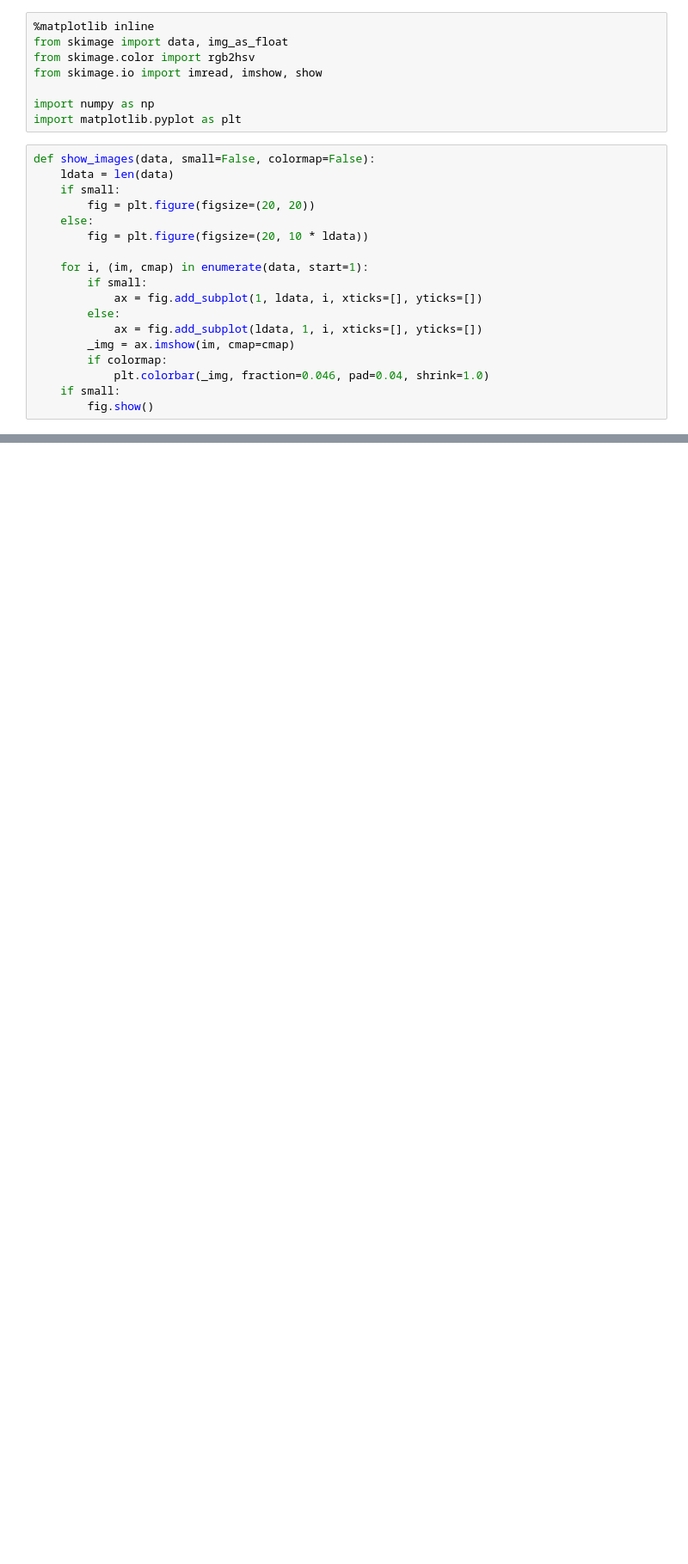
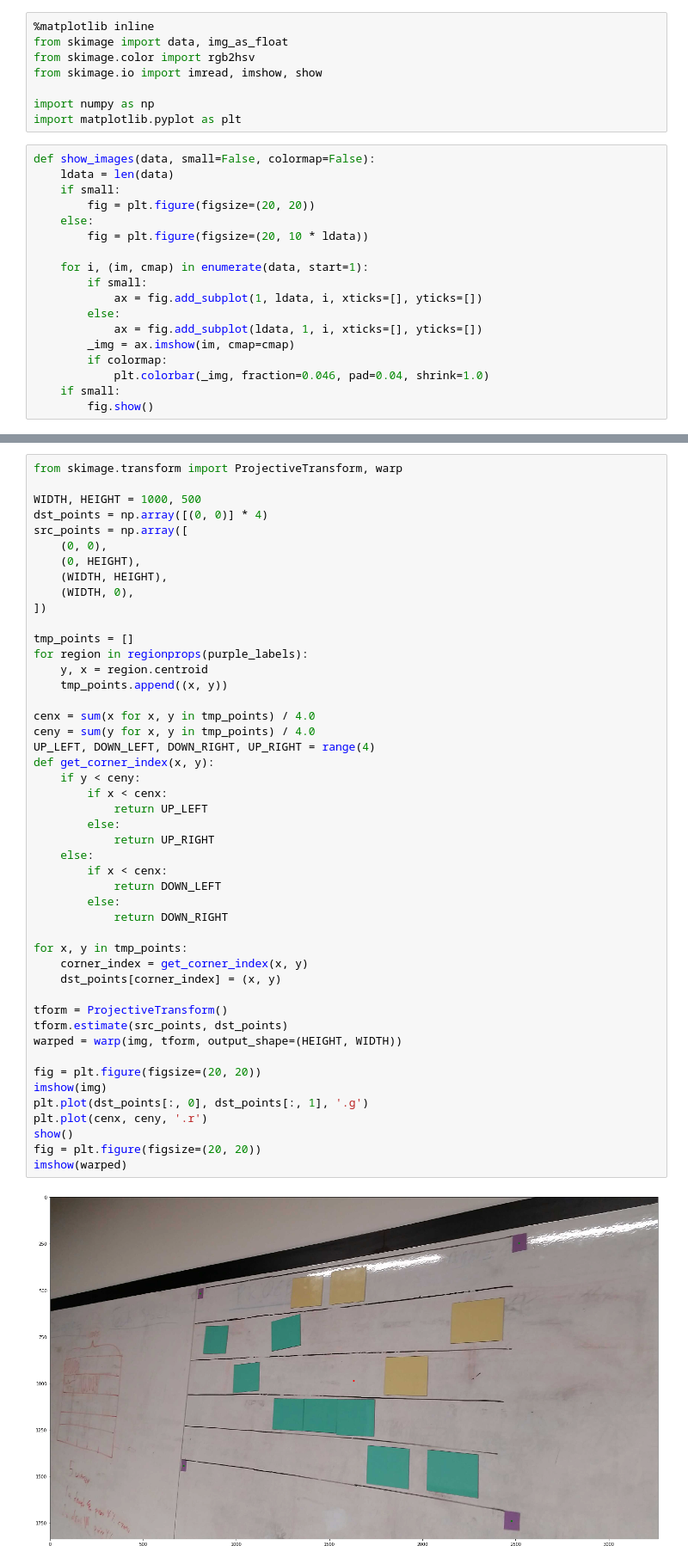
Before and after one commit to hackerspace-silesia/nospr-kopytko, a Jupyter notebook: image-detection.ipynb, the cells around one changed output, grey strips where cells are left out. Shown at 86% size. Drawn from its saved outputs; the diff is of its cells as text; blank space fills up the shorter version.

```diff
--- a/image-detection.ipynb
+++ b/image-detection.ipynb
@@ -141,0 +124,49 @@ ValueError: zero-size array to reduction operation minimum which has no identity
+# %%
+from skimage.transform import ProjectiveTransform, warp
+
+WIDTH, HEIGHT = 1000, 500
+dst_points = np.array([(0, 0)] * 4)
+src_points = np.array([
+    (0, 0),
+    (0, HEIGHT),
+    (WIDTH, HEIGHT),
+    (WIDTH, 0),
+])
+
+tmp_points = []
+for region in regionprops(purple_labels):
+    y, x = region.centroid
+    tmp_points.append((x, y))
+
+cenx = sum(x for x, y in tmp_points) / 4.0
+ceny = sum(y for x, y in tmp_points) / 4.0
+UP_LEFT, DOWN_LEFT, DOWN_RIGHT, UP_RIGHT = range(4)
+def get_corner_index(x, y):
+    if y < ceny:
+        if x < cenx:
+            return UP_LEFT
+        else:
+            return UP_RIGHT
+    else:
+        if x < cenx:
+            return DOWN_LEFT
+        else:
+            return DOWN_RIGHT
+
+for x, y in tmp_points:
+    corner_index = get_corner_index(x, y)
+    dst_points[corner_index] = (x, y)
+
+tform = ProjectiveTransform()
+tform.estimate(src_points, dst_points)
+warped = warp(img, tform, output_shape=(HEIGHT, WIDTH))
+
+fig = plt.figure(figsize=(20, 20))
+imshow(img)
+plt.plot(dst_points[:, 0], dst_points[:, 1], '.g')
+plt.plot(cenx, ceny, '.r')
+show()
+fig = plt.figure(figsize=(20, 20))
+imshow(warped)
+# %% [output]
+[figure, added]
```
Also changed, not shown: parts of 7 cells of this notebook.
